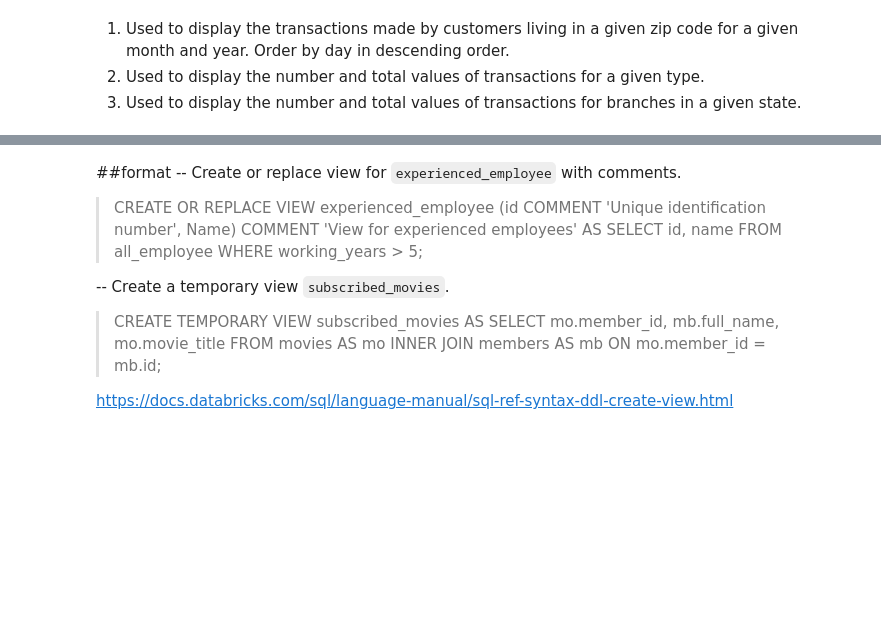
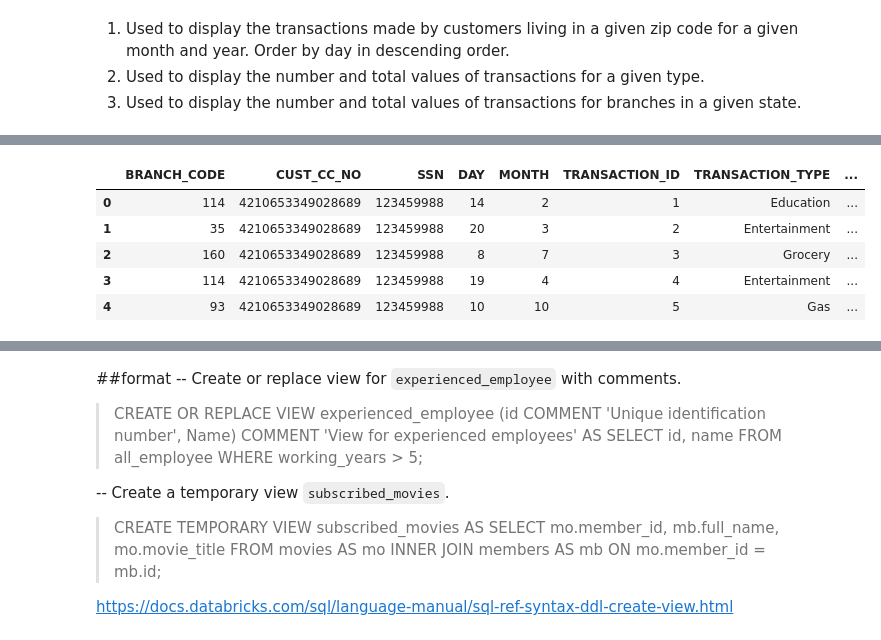
Before and after one commit to ondugba/Capstone, a Jupyter notebook: Ndugba_DE_Capstone.ipynb, the cells around one changed output, grey strips where cells are left out. Saved outputs shown, nothing was run; the diff lists cells and outputs as text; code cells hidden in the pictures; blank space fills up the shorter version.

```diff
--- a/Ndugba_DE_Capstone.ipynb
+++ b/Ndugba_DE_Capstone.ipynb
@@ -330,0 +364,10 @@ df_customers.write.format("jdbc") \
+# %%
+pd_credit = pd_credit.rename(columns = {'CUST_SSN':'SSN'})
+pd_credit.head()
+# %% [output]
+|  | BRANCH_CODE | CUST_CC_NO | SSN | DAY | MONTH | TRANSACTION_ID | TRANSACTION_TYPE | ... |
+| 0 | 114 | 4210653349028689 | 123459988 | 14 | 2 | 1 | Education | ... |
+| 1 | 35 | 4210653349028689 | 123459988 | 20 | 3 | 2 | Entertainment | ... |
+| 2 | 160 | 4210653349028689 | 123459988 | 8 | 7 | 3 | Grocery | ... |
+| 3 | 114 | 4210653349028689 | 123459988 | 19 | 4 | 4 | Entertainment | ... |
+| 4 | 93 | 4210653349028689 | 123459988 | 10 | 10 | 5 | Gas | ... |
```
Also changed, not shown: parts of 20 cells of this notebook, 1 other file.
